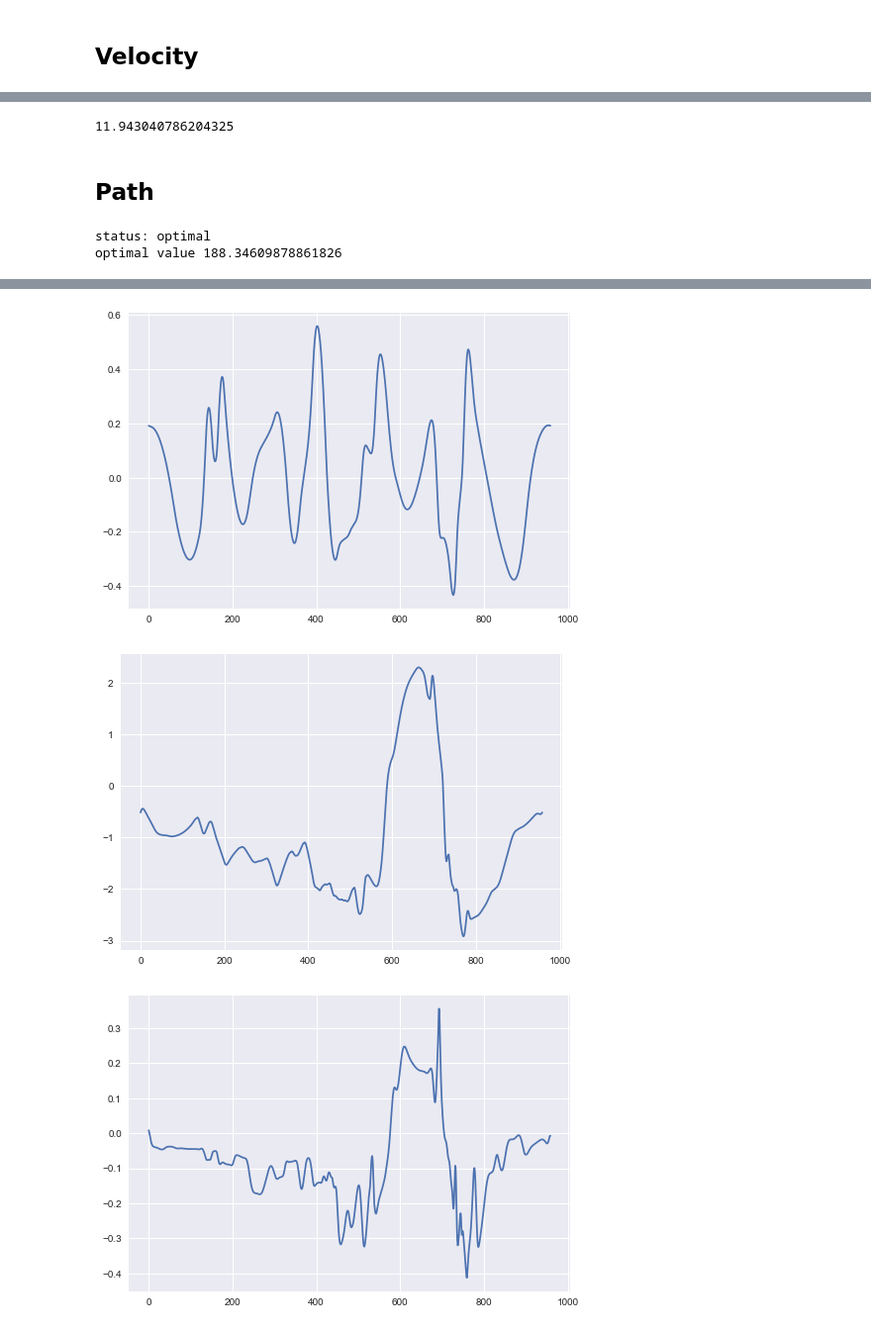
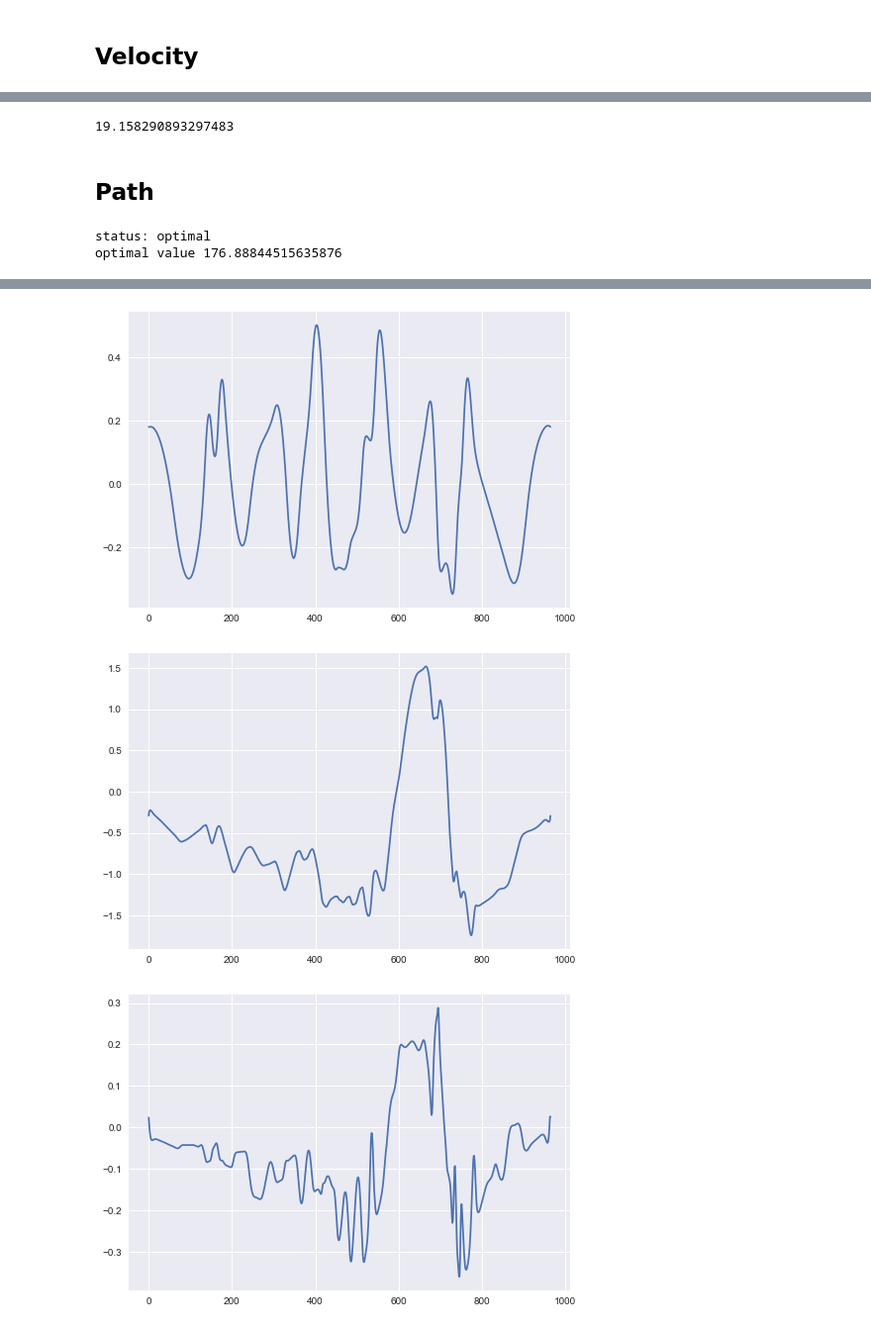
Before and after one commit to danchia/zoomies, a Jupyter notebook: tools/racingpath/import_path.ipynb, the cells around one changed output, grey strips where cells are left out. Shown at 99% size. Cells and saved outputs as stored; diff of their text form; code cells hidden in the pictures.

```diff
--- a/tools/racingpath/import_path.ipynb
+++ b/tools/racingpath/import_path.ipynb
@@ -31,8 +31,8 @@ ROBOT_LF = 0.128
 ROBOT_LR = 0.137
 ROBOT_I = 0.0965
 
-MIU = 0.8
-TOP_SPEED = 11
+MIU = 0.3
+TOP_SPEED = 4
 
 MAX_ACCEL = MIU*G
 # %%
@@ -137,7 +137,7 @@ for i in range(2):
     prev_v = V[prev_idx]
     prev_k = track.K[prev_idx]
     a = max_a(prev_v, prev_k)
-    force_constrained = math.sqrt(prev_v**2 + 2*a*track.S[prev_idx])
+    force_constrained = math.sqrt(prev_v**2 + 2*a*track.S[idx])
     V[idx] = min(V[idx], force_constrained)
   V[0] = V[-1]
 
@@ -149,7 +149,7 @@ for i in range(2):
     next_v = V[next_idx]
     next_k = track.K[next_idx]
     a = max_a(next_v, next_k)
-    force_constrained = math.sqrt(next_v**2 + 2*a*track.S[next_idx])
+    force_constrained = math.sqrt(next_v**2 + 2*a*track.S[idx])
     V[idx] = min(V[idx], force_constrained)
   V[-1] = V[0]
 
@@ -161,7 +161,7 @@ plt.show()
 # Crude laptime estimate
 np.sum(np.array(track.S) / np.array(V))
 # %% [output]
-11.943040786204325
+19.158290893297483
 # %% [markdown]
 ## Path
 # %%
@@ -178,8 +178,10 @@ def c2d(dt, A, B, D):
 
 
 left_dists, right_dists = track.boundary_dist(ROBOT_HALF_WIDTH)
+left_dists.append(left_dists[0])
+right_dists.append(right_dists[0])
 
-N = len(V)
+N = len(V)+1
 x = cp.Variable((5, N)) # [e delta_heading yaw_rate beta heading]
 # slack = cp.Variable(5)
 delta = cp.Variable(N)
@@ -191,7 +193,7 @@ constraints = [
 ]
 
 for idx in range(N-1):
-  s = track.S[idx] if idx > 0 else track.S[-1]
+  s = track.S[idx]
   dt = s/V[idx]
   A = np.zeros((5, 5), dtype=np.float64)
   # assumes even weight dstro.. should fix?
@@ -219,7 +221,7 @@ for idx in range(N-1):
   constraints.append(x[:,idx+1] == Ak@x[:,idx] + Bk*delta[idx] + Dk)
 
 # obj = cp.Minimize(cp.sum_squares(cp.diff(x[4,:])/np.diff(S)) + 0.01*cp.sum_squares(cp.diff(delta)) + 500000*cp.norm(slack, p=2))
-obj = cp.Minimize(cp.sum_squares(cp.diff(x[4,:])/track.S[1:]) + 1.0*cp.sum_squares(cp.diff(delta)))
+obj = cp.Minimize(cp.sum_squares(cp.diff(x[4,:])/np.roll(track.S,-1)) + 1.0*cp.sum_squares(cp.diff(delta)))
 
 prob = cp.Problem(obj, constraints)
 prob.solve()
@@ -228,10 +230,10 @@ print("status:", prob.status)
 print("optimal value", prob.value)
 # %% [output]
 status: optimal
-optimal value 188.34609878861826
+optimal value 176.88844515635876
 # %%
 plt.figure()
-xaxis = [x for x in range(959)]
+xaxis = [x for x in range(len(x.value[0,:]))]
 plt.plot(xaxis, x.value[0,:], xaxis, x.value[4,:])
 plt.show()
 plt.figure()
@@ -248,6 +250,6 @@ plt.show()
-[figure, old version]
+[figure, new version]
-[figure, old version]
+[figure, new version]
-[figure, old version]
+[figure, new version]
 # %%
 plt.figure()
 plt.plot(track.pts[0], track.pts[1],'.g')
```
Also changed, not shown: parts of 9 cells of this notebook, 1 other file.
